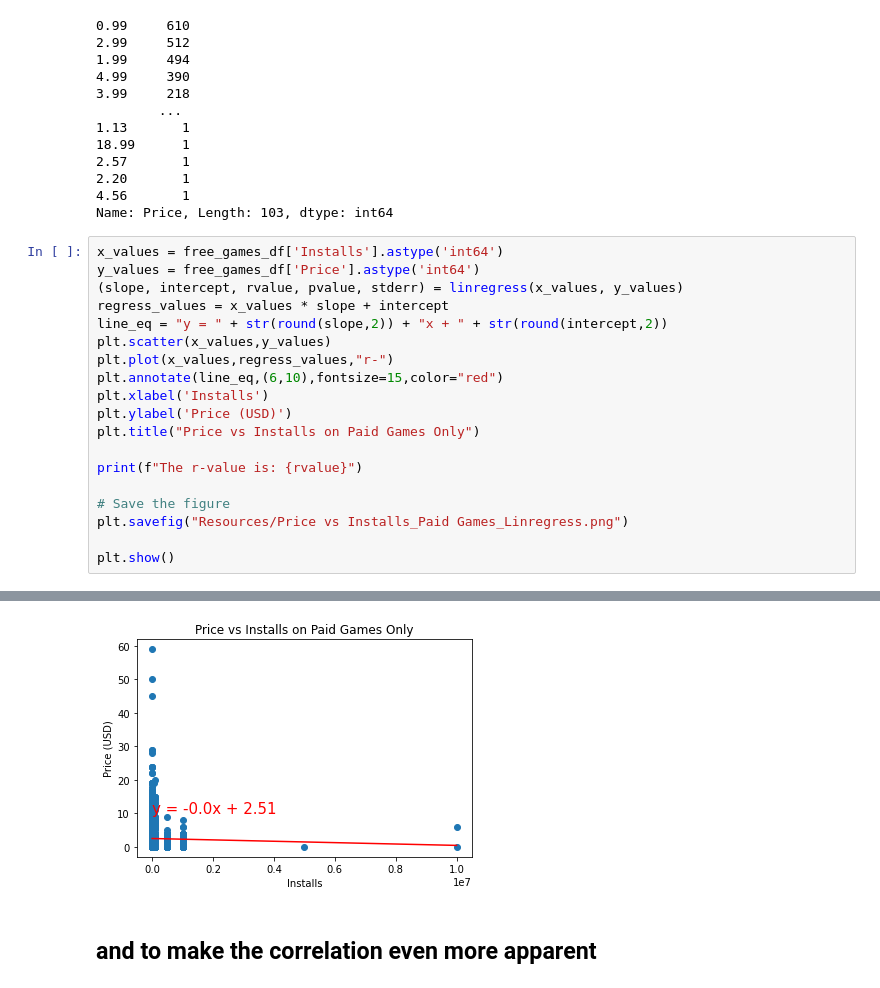
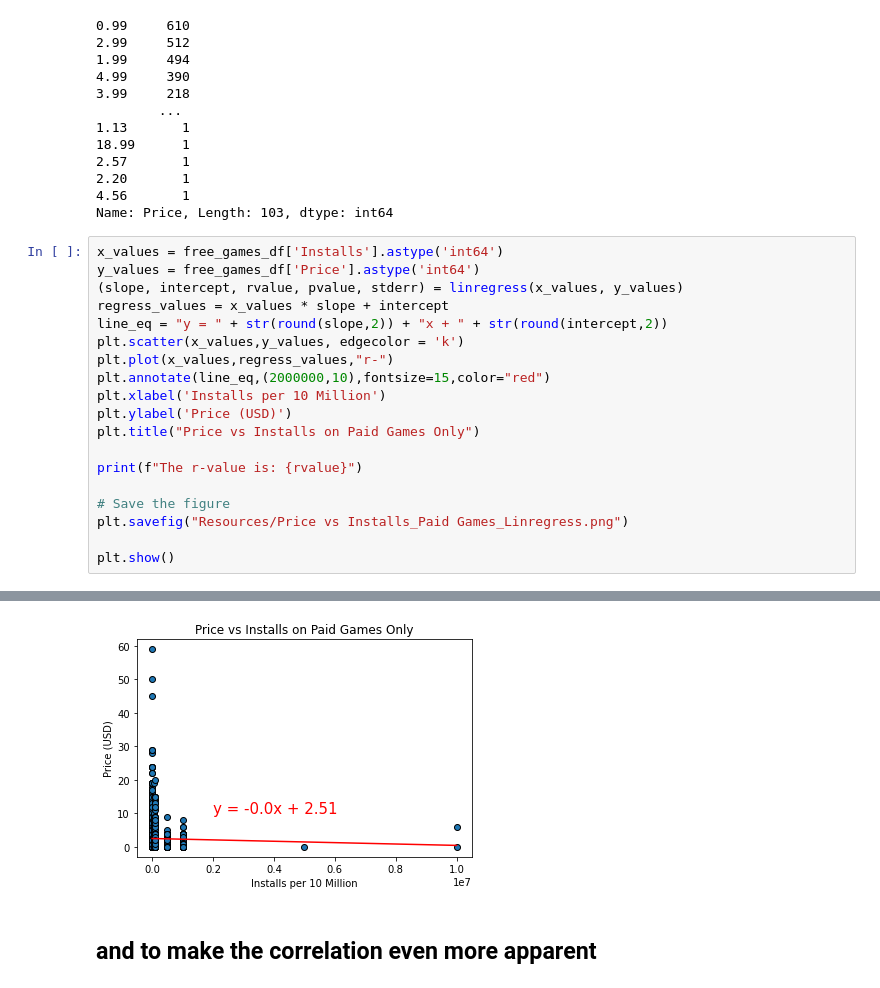
Before and after one commit to britchin/project_one, a Jupyter notebook: project_one.ipynb, the cells around one changed output, grey strips where cells are left out. Drawn from its saved outputs; the diff is of its cells as text.

```diff
--- a/project_one.ipynb
+++ b/project_one.ipynb
@@ -461,10 +461,10 @@ y_values = free_games_df['Price'].astype('int64')
 (slope, intercept, rvalue, pvalue, stderr) = linregress(x_values, y_values)
 regress_values = x_values * slope + intercept
 line_eq = "y = " + str(round(slope,2)) + "x + " + str(round(intercept,2))
-plt.scatter(x_values,y_values)
+plt.scatter(x_values,y_values, edgecolor = 'k')
 plt.plot(x_values,regress_values,"r-")
-plt.annotate(line_eq,(6,10),fontsize=15,color="red")
-plt.xlabel('Installs')
+plt.annotate(line_eq,(2000000,10),fontsize=15,color="red")
+plt.xlabel('Installs per 10 Million')
 plt.ylabel('Price (USD)')
 plt.title("Price vs Installs on Paid Games Only")
 
@@ -479,4 +479,4 @@ The r-value is: -0.01944432532034141
-[figure, old version]
+[figure, new version]
 # %% [markdown]
 ## and to make the correlation even more apparent
 # %%
```
Also changed, not shown: parts of 25 cells of this notebook, 12 other files.
